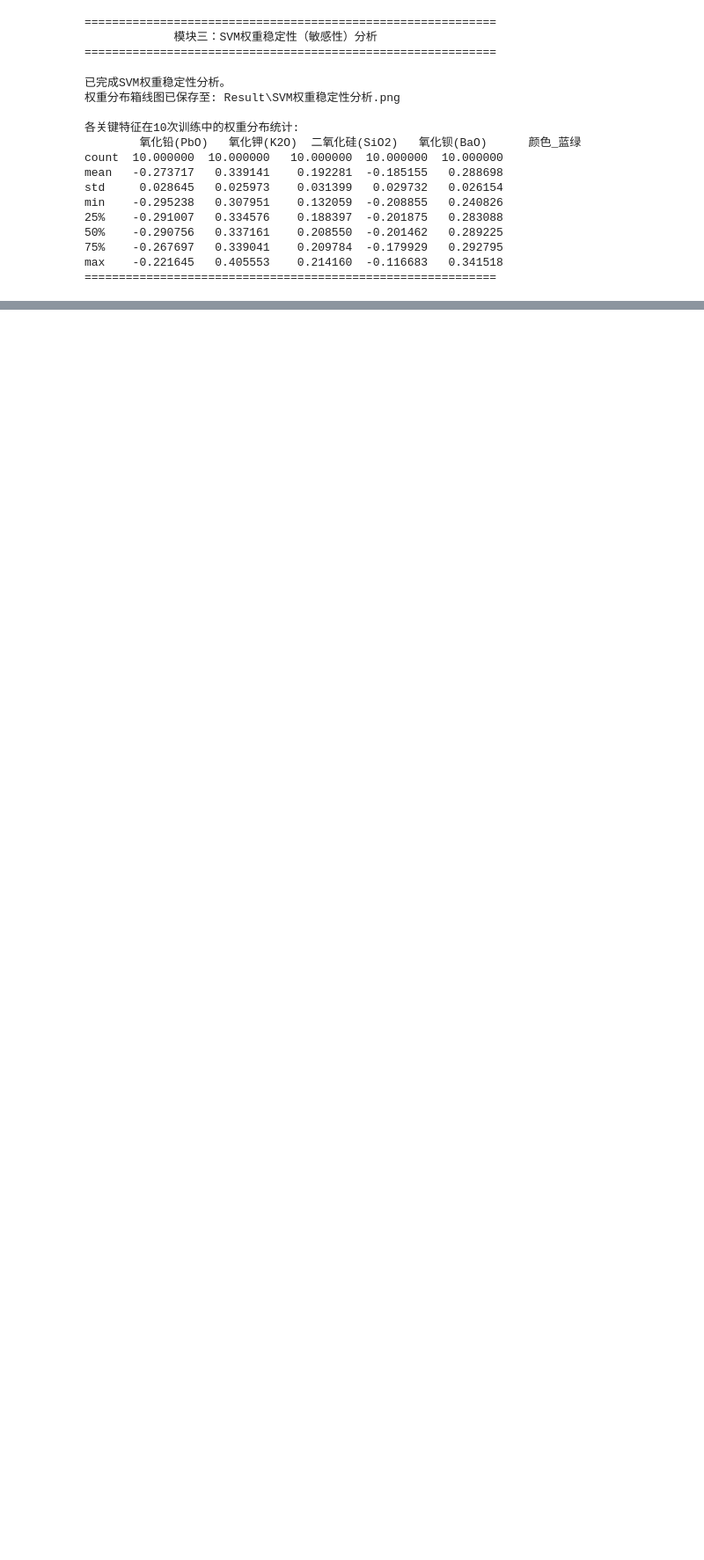
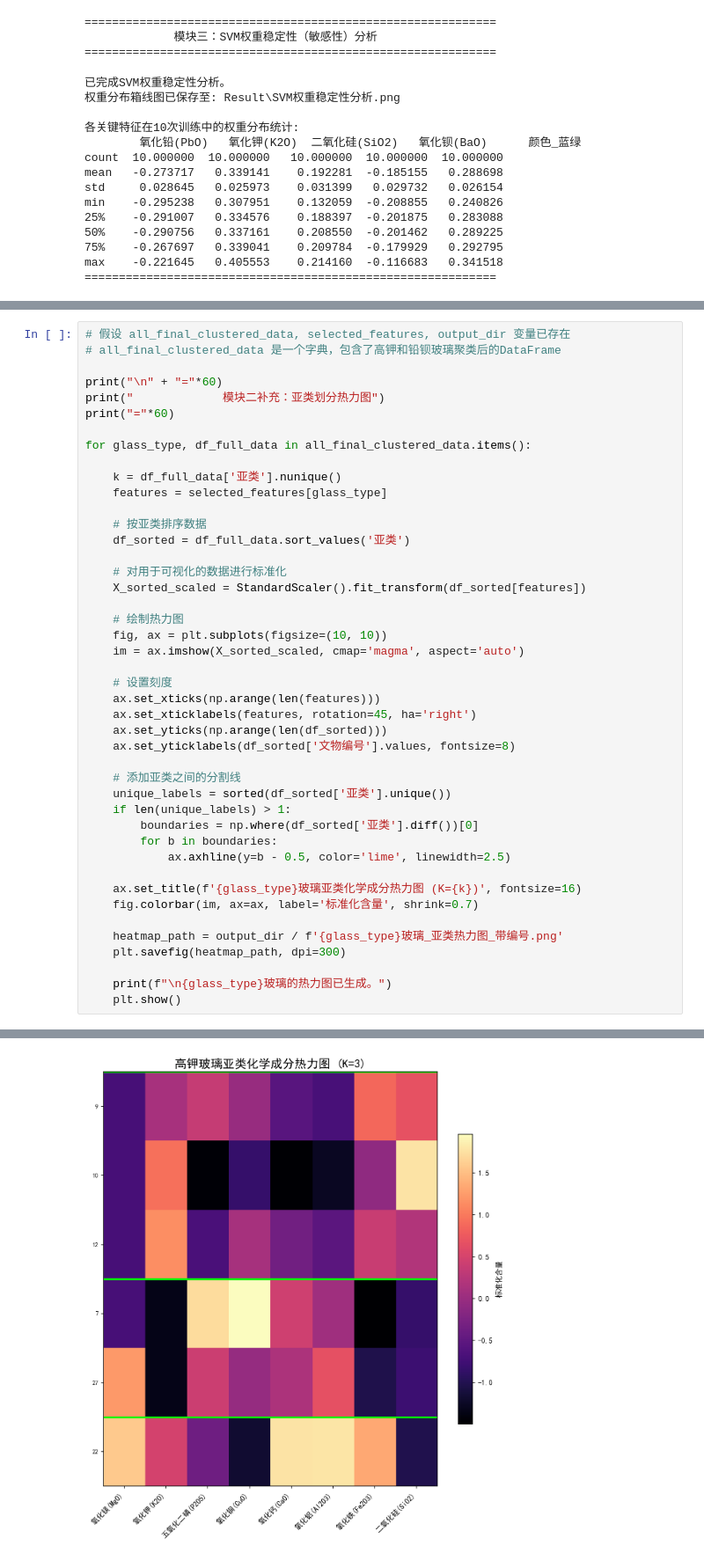
Before and after one commit to fall-fall/2022C, a Jupyter notebook: Code/2/train.ipynb, the cells around one changed output, grey strips where cells are left out. Shown at 88% size. Drawn from its saved outputs; the diff is of its cells as text; blank space fills up the shorter version.

```diff
--- a/Code/2/train.ipynb
+++ b/Code/2/train.ipynb
@@ -563,0 +700,45 @@ print(f"\n灵敏度分析结果箱线图已保存至: {ari_plot_path}")
+# %%
+# 假设 all_final_clustered_data, selected_features, output_dir 变量已存在
+# all_final_clustered_data 是一个字典，包含了高钾和铅钡玻璃聚类后的DataFrame
+
+print("\n" + "="*60)
+print("             模块二补充：亚类划分热力图")
+print("="*60)
+
+for glass_type, df_full_data in all_final_clustered_data.items():
+
+    k = df_full_data['亚类'].nunique()
+    features = selected_features[glass_type]
+
+    # 按亚类排序数据
+    df_sorted = df_full_data.sort_values('亚类')
+
+    # 对用于可视化的数据进行标准化
+    X_sorted_scaled = StandardScaler().fit_transform(df_sorted[features])
+
+    # 绘制热力图
+    fig, ax = plt.subplots(figsize=(10, 10))
+    im = ax.imshow(X_sorted_scaled, cmap='magma', aspect='auto')
+
+    # 设置刻度
+    ax.set_xticks(np.arange(len(features)))
+    ax.set_xticklabels(features, rotation=45, ha='right')
+    ax.set_yticks(np.arange(len(df_sorted)))
+    ax.set_yticklabels(df_sorted['文物编号'].values, fontsize=8)
+
+    # 添加亚类之间的分割线
+    unique_labels = sorted(df_sorted['亚类'].unique())
+    if len(unique_labels) > 1:
+        boundaries = np.where(df_sorted['亚类'].diff())[0]
+        for b in boundaries:
+            ax.axhline(y=b - 0.5, color='lime', linewidth=2.5)
+
+    ax.set_title(f'{glass_type}玻璃亚类化学成分热力图 (K={k})', fontsize=16)
+    fig.colorbar(im, ax=ax, label='标准化含量', shrink=0.7)
+
+    heatmap_path = output_dir / f'{glass_type}玻璃_亚类热力图_带编号.png'
+    plt.savefig(heatmap_path, dpi=300)
+
+    print(f"\n{glass_type}玻璃的热力图已生成。")
+    plt.show()
+# %% [output]
@@ -563,0 +750 @@ print(f"\n灵敏度分析结果箱线图已保存至: {ari_plot_path}")
+[figure, added]
```
Also changed, not shown: parts of 12 cells of this notebook, 44 other files.
